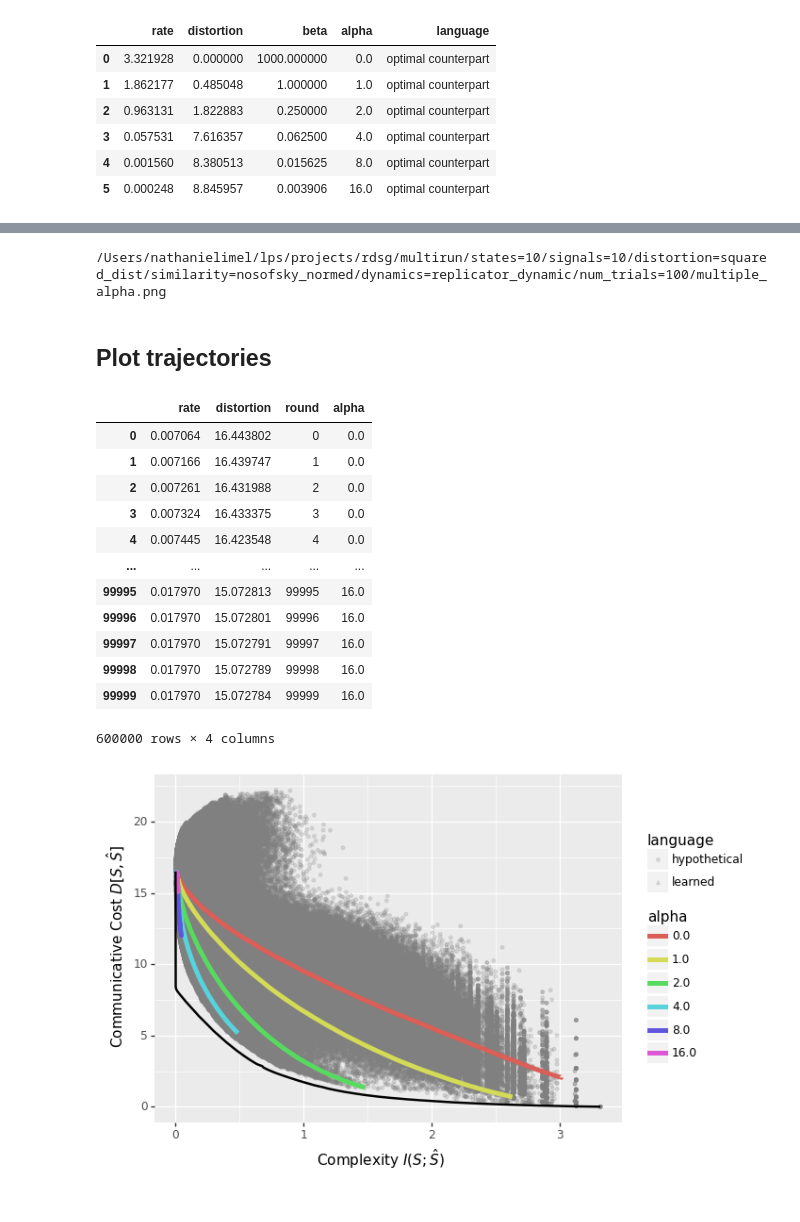
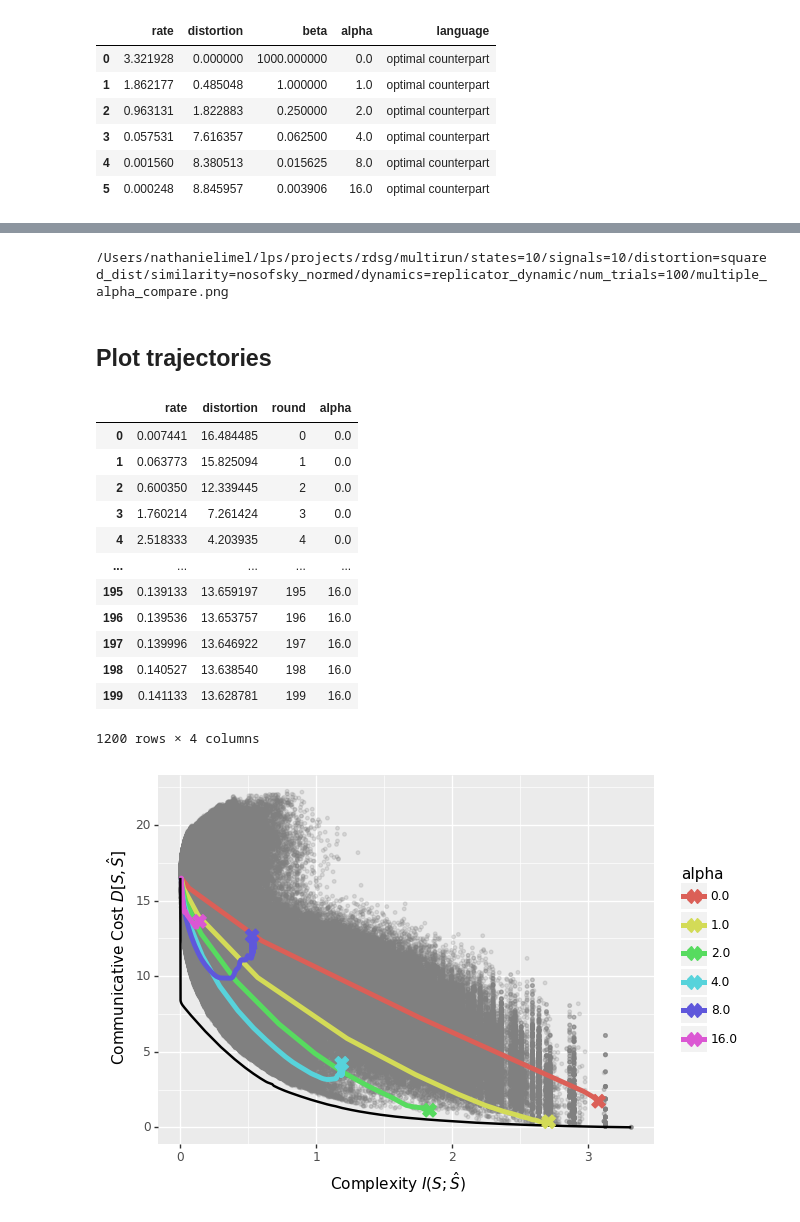
Before and after one commit to nathimel/rdsg, a Jupyter notebook: src/notebooks/analyze.ipynb, the cells around one changed output, grey strips where cells are left out. Cells and saved outputs as stored; diff of their text form; code cells hidden in the pictures.

```diff
--- a/src/notebooks/analyze.ipynb
+++ b/src/notebooks/analyze.ipynb
@@ -12,8 +12,8 @@ params = [
 ]
 
 # Learned
-dynamic = "reinforcement_learning"
-# dynamic = "replicator_dynamic"
+# dynamic = "reinforcement_learning"
+dynamic = "replicator_dynamic"
 
 # num_trials = 10
 num_trials = 100
@@ -54,7 +54,7 @@ param_fns = {
 }
 
 if trajectory:
-    param_fns = {key: val.replace("simulation_points", "trajectory_points") for key, val in param_fns.items()}
+    param_fns = {key: val.replace("simulation_points", "mean_points") for key, val in param_fns.items()}
 # %%
 # load dataframes
 curve_data = pd.read_csv(curve_fn)
@@ -206,12 +206,12 @@ print(plot)
 # %%
-# Save plot (will overwrite!)
+# # Save plot (will overwrite!)
 
-plot_save_dir = f"/Users/nathanielimel/lps/projects/rdsg/multirun/states=10/signals=10/distortion={distortion}/similarity={similarity}/dynamics={dynamic}/num_trials={num_trials}"
-fn = plot_save_dir + f"/multiple_{param_name}.png"
-plot.save(filename=fn, width=10, height=10, dpi=300)
-print(fn)
+# plot_save_dir = f"/Users/nathanielimel/lps/projects/rdsg/multirun/states=10/signals=10/distortion={distortion}/similarity={similarity}/dynamics={dynamic}/num_trials={num_trials}"
+# fn = plot_save_dir + f"/multiple_{param_name}.png"
+# plot.save(filename=fn, width=10, height=10, dpi=300)
+# print(fn)
 # %% [output]
-/Users/nathanielimel/lps/projects/rdsg/multirun/states=10/signals=10/distortion=squared_dist/similarity=nosofsky_normed/dynamics=replicator_dynamic/num_trials=100/multiple_alpha.png
+/Users/nathanielimel/lps/projects/rdsg/multirun/states=10/signals=10/distortion=squared_dist/similarity=nosofsky_normed/dynamics=replicator_dynamic/num_trials=100/multiple_alpha_compare.png
 # %% [markdown]
 ## Plot trajectories
 # %%
@@ -234,18 +234,21 @@ mean_traj_data = mean_traj_data.dropna() # unnecessary if all files were traject
 mean_traj_data
 # %% [output]
 |  | rate | distortion | round | alpha |
-| 0 | 0.007064 | 16.443802 | 0 | 0.0 |
-| 1 | 0.007166 | 16.439747 | 1 | 0.0 |
-| 2 | 0.007261 | 16.431988 | 2 | 0.0 |
-| 3 | 0.007324 | 16.433375 | 3 | 0.0 |
-| 4 | 0.007445 | 16.423548 | 4 | 0.0 |
+| 0 | 0.007441 | 16.484485 | 0 | 0.0 |
+| 1 | 0.063773 | 15.825094 | 1 | 0.0 |
+| 2 | 0.600350 | 12.339445 | 2 | 0.0 |
+| 3 | 1.760214 | 7.261424 | 3 | 0.0 |
+| 4 | 2.518333 | 4.203935 | 4 | 0.0 |
 | ... | ... | ... | ... | ... |
-| 99995 | 0.017970 | 15.072813 | 99995 | 16.0 |
-| 99996 | 0.017970 | 15.072801 | 99996 | 16.0 |
-| 99997 | 0.017970 | 15.072791 | 99997 | 16.0 |
-| 99998 | 0.017970 | 15.072789 | 99998 | 16.0 |
-| 99999 | 0.017970 | 15.072784 | 99999 | 16.0 |
+| 195 | 0.139133 | 13.659197 | 195 | 16.0 |
+| 196 | 0.139536 | 13.653757 | 196 | 16.0 |
+| 197 | 0.139996 | 13.646922 | 197 | 16.0 |
+| 198 | 0.140527 | 13.638540 | 198 | 16.0 |
+| 199 | 0.141133 | 13.628781 | 199 | 16.0 |
-600000 rows × 4 columns
+1200 rows × 4 columns
+# %%
+# call it alpha
+mean_traj_data["perceptual imprecision"] = mean_traj_data["alpha"]
 # %%
 # Plot trajectories, one for each alpha
 mean_traj_data = mean_traj_data.assign(
@@ -256,32 +259,44 @@ mean_traj_data = mean_traj_data.assign(
 )
 
 mean_traj_data["language"] = {"reinforcement_learning": "learned", "replicator_dynamic": "evolved"}[dynamic]
+# %%
+# Extract the final rounds
+
+final_round = mean_traj_data["round"].max()
+final_round_data = mean_traj_data[mean_traj_data["round"] == final_round]
 # %%
 plot = (
     # Set data and the axes
     pn.ggplot(
             data=curve_data, mapping=pn.aes(x="rate", y="distortion")
     )  # pareto data
     + pn.geom_point(  # sampled langs
         sampled_data,
-        pn.aes(shape="language"),
+        # pn.aes(shape="language"),
         color="gray",
-        # shape="o",
+        shape="o",
         size=1,
         alpha=0.2,
     )
     + pn.geom_line(  # simulation langs
         data=mean_traj_data,
-        mapping=pn.aes(color="alpha", shape="language"),
+        mapping=pn.aes(color="alpha"),
         # shape="o",
         alpha=1.0,
         size=2,
     )
-    + pn.geom_line(size=1) # pareto last
+    + pn.geom_line(size=1) # pareto
+    + pn.geom_point(  # final langs
+        data=final_round_data,
+        mapping=pn.aes(color="alpha"),
+        shape="X",
+        alpha=1.0,
+        size=5,
+    )
     + pn.xlab("Complexity $I(S;\hat{S})$")
     + pn.ylab("Communicative Cost $D[S, \hat{S}]$")
 )
 print(plot)
 # %% [output]
-[figure, old version]
+[figure, new version]
 # %%
```
Also changed, not shown: parts of 7 cells of this notebook, 58 other files.
